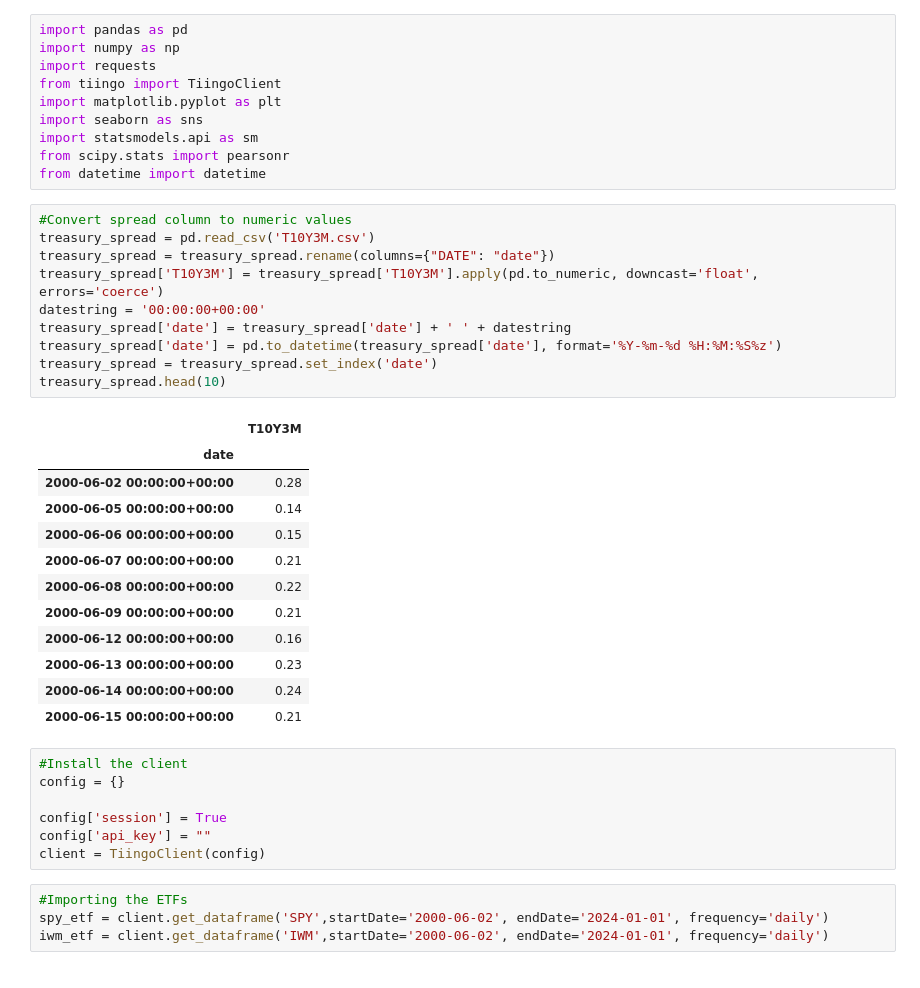
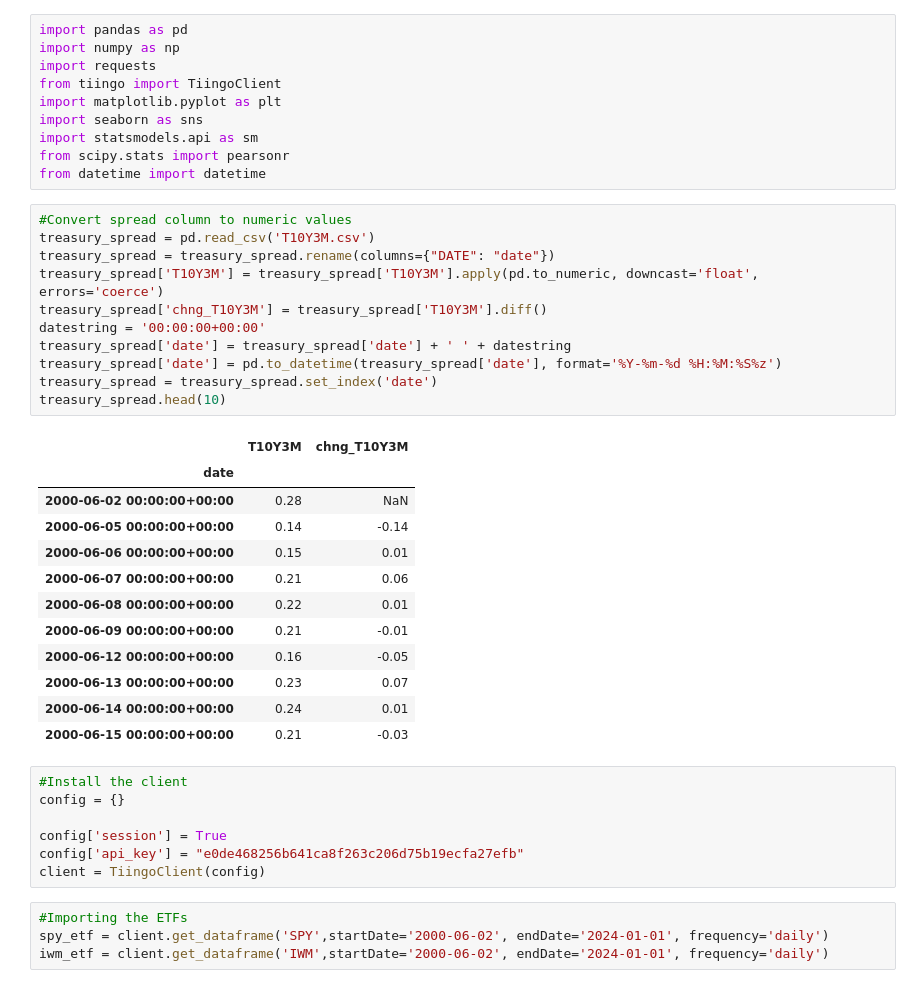
Before and after one commit to Gaiden-Spence/10YRT-3M-Spread-Effects, a Jupyter notebook: main.ipynb, the cells around one changed output. Cells and saved outputs as stored; diff of their text form.

```diff
--- a/main.ipynb
+++ b/main.ipynb
@@ -11,32 +11,33 @@ from datetime import datetime
 # %%
 #Convert spread column to numeric values
 treasury_spread = pd.read_csv('T10Y3M.csv')
 treasury_spread = treasury_spread.rename(columns={"DATE": "date"})
 treasury_spread['T10Y3M'] = treasury_spread['T10Y3M'].apply(pd.to_numeric, downcast='float', errors='coerce')
+treasury_spread['chng_T10Y3M'] = treasury_spread['T10Y3M'].diff()
 datestring = '00:00:00+00:00'
 treasury_spread['date'] = treasury_spread['date'] + ' ' + datestring
 treasury_spread['date'] = pd.to_datetime(treasury_spread['date'], format='%Y-%m-%d %H:%M:%S%z')
 treasury_spread = treasury_spread.set_index('date')
 treasury_spread.head(10)
 # %% [output]
-|  | T10Y3M |
-| date |  |
-| 2000-06-02 00:00:00+00:00 | 0.28 |
-| 2000-06-05 00:00:00+00:00 | 0.14 |
-| 2000-06-06 00:00:00+00:00 | 0.15 |
-| 2000-06-07 00:00:00+00:00 | 0.21 |
-| 2000-06-08 00:00:00+00:00 | 0.22 |
-| 2000-06-09 00:00:00+00:00 | 0.21 |
-| 2000-06-12 00:00:00+00:00 | 0.16 |
-| 2000-06-13 00:00:00+00:00 | 0.23 |
-| 2000-06-14 00:00:00+00:00 | 0.24 |
-| 2000-06-15 00:00:00+00:00 | 0.21 |
+|  | T10Y3M | chng_T10Y3M |
+| date |  |  |
+| 2000-06-02 00:00:00+00:00 | 0.28 | NaN |
+| 2000-06-05 00:00:00+00:00 | 0.14 | -0.14 |
+| 2000-06-06 00:00:00+00:00 | 0.15 | 0.01 |
+| 2000-06-07 00:00:00+00:00 | 0.21 | 0.06 |
+| 2000-06-08 00:00:00+00:00 | 0.22 | 0.01 |
+| 2000-06-09 00:00:00+00:00 | 0.21 | -0.01 |
+| 2000-06-12 00:00:00+00:00 | 0.16 | -0.05 |
+| 2000-06-13 00:00:00+00:00 | 0.23 | 0.07 |
+| 2000-06-14 00:00:00+00:00 | 0.24 | 0.01 |
+| 2000-06-15 00:00:00+00:00 | 0.21 | -0.03 |
 # %%
 #Install the client
 config = {}
 
 config['session'] = True
-config['api_key'] = ""
+config['api_key'] = "e0de468256b641ca8f263c206d75b19ecfa27efb"
 client = TiingoClient(config)
 # %%
 #Importing the ETFs
```
Also changed, not shown: parts of 29 cells of this notebook.
